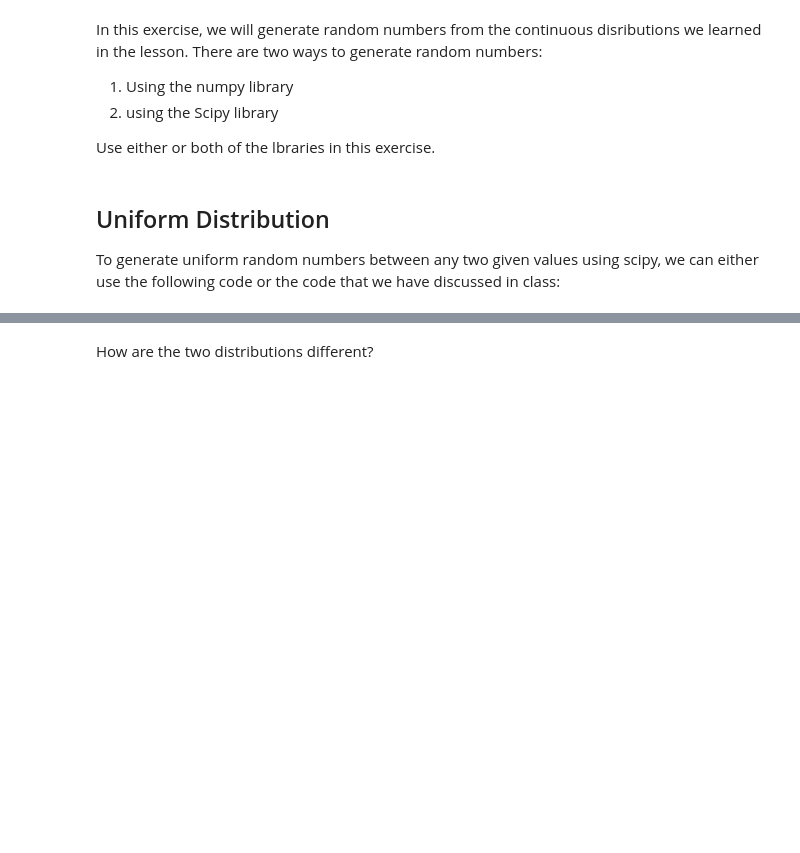
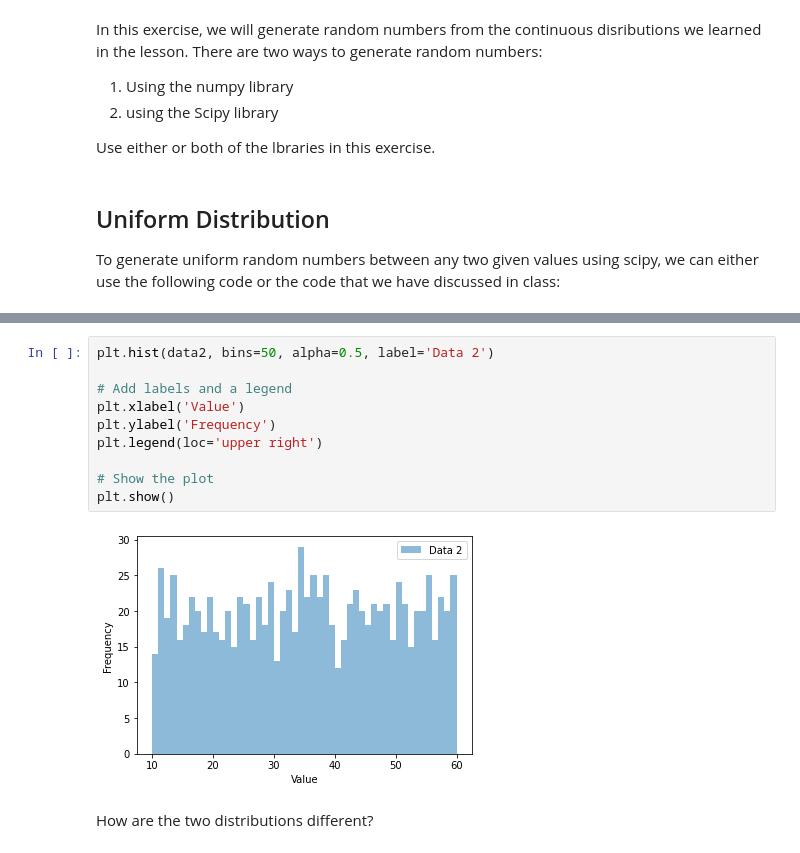
Before and after one commit to Ironhack-data-bcn-january-2023/lab-continuous-probability-distributions, a Jupyter notebook: your-code/main.ipynb, the cells around one changed output, grey strips where cells are left out. Drawn from its saved outputs; the diff is of its cells as text; blank space fills up the shorter version.

```diff
--- a/your-code/main.ipynb
+++ b/your-code/main.ipynb
@@ -50,3 +82,15 @@ Your output should look like below:
+# %%
+plt.hist(data2, bins=50, alpha=0.5, label='Data 2')
+
+# Add labels and a legend
+plt.xlabel('Value')
+plt.ylabel('Frequency')
+plt.legend(loc='upper right')
+
+# Show the plot
+plt.show()
+# %% [output]
+[figure, added]
 # %% [markdown]
 How are the two distributions different?
 # %% [markdown]
```
Also changed, not shown: parts of 31 cells of this notebook.
